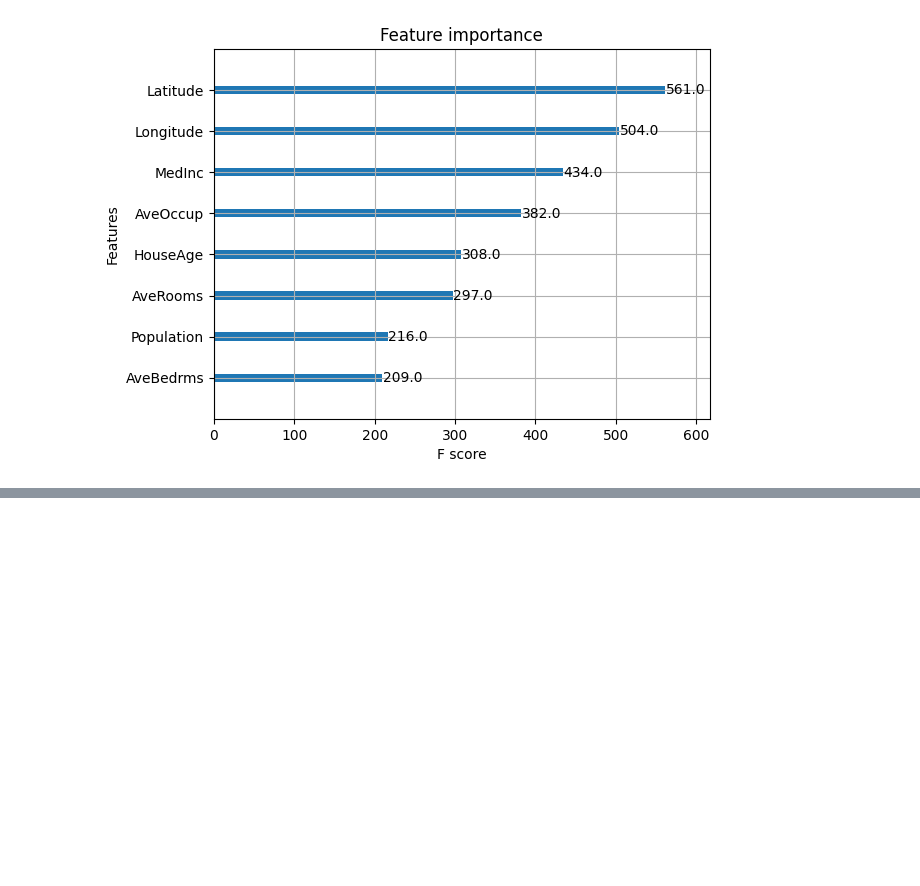
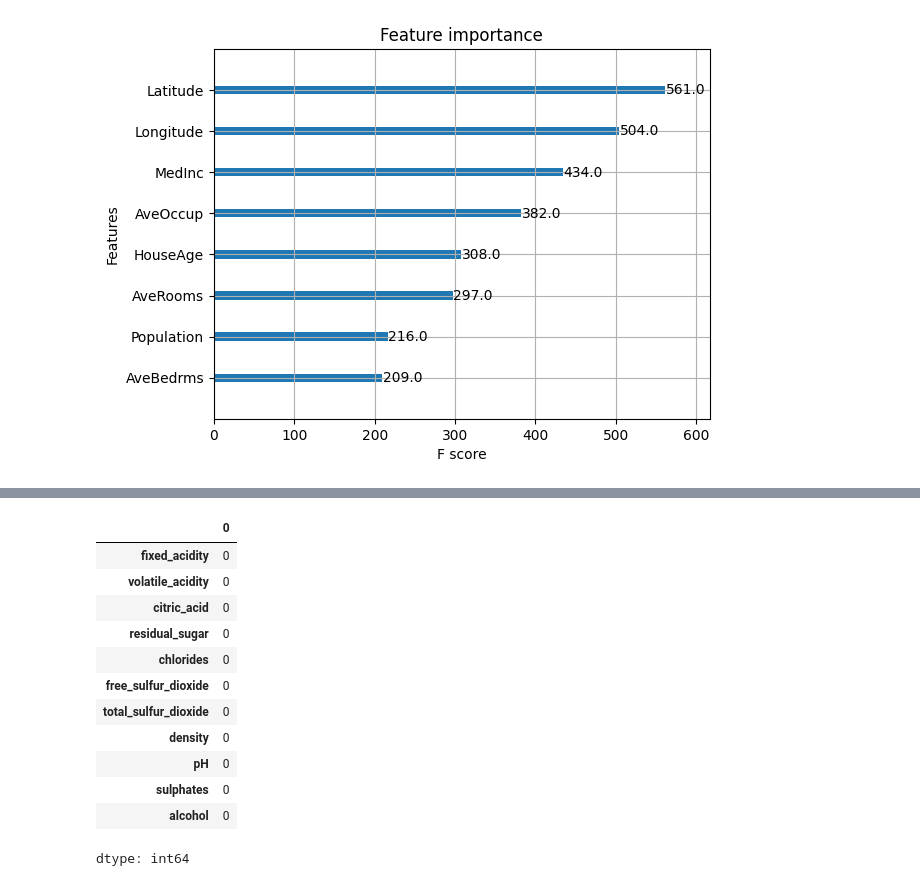
Before and after one commit to Manireddy69/Machine_learning, a Jupyter notebook: Regression/XGBoost.ipynb, the cells around one changed output, grey strips where cells are left out. Drawn from its saved outputs; the diff is of its cells as text; code cells hidden in the pictures; blank space fills up the shorter version.

```diff
--- a/Regression/XGBoost.ipynb
+++ b/Regression/XGBoost.ipynb
@@ -134,0 +194,16 @@ plt.show()
+# %%
+X.isnull().sum()
+# %% [output]
+|  | 0 |
+| fixed_acidity | 0 |
+| volatile_acidity | 0 |
+| citric_acid | 0 |
+| residual_sugar | 0 |
+| chlorides | 0 |
+| free_sulfur_dioxide | 0 |
+| total_sulfur_dioxide | 0 |
+| density | 0 |
+| pH | 0 |
+| sulphates | 0 |
+| alcohol | 0 |
+dtype: int64
```
Also changed, not shown: parts of 14 cells of this notebook, 1 other file.
